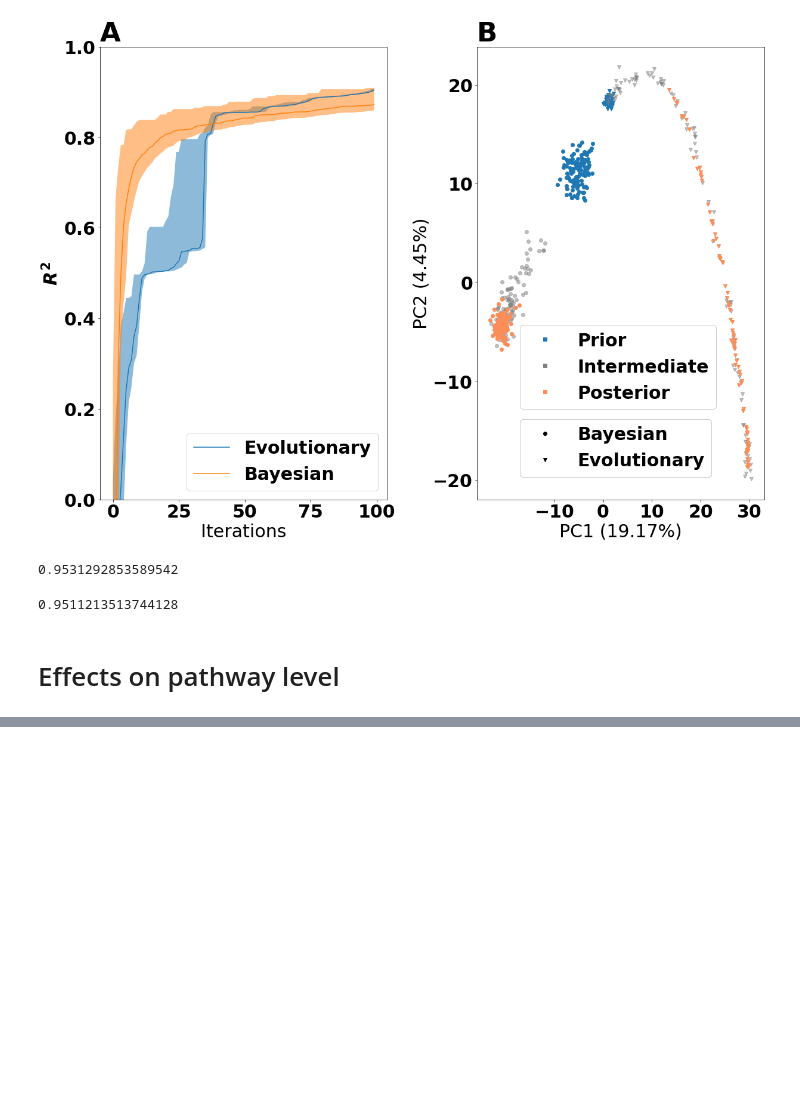
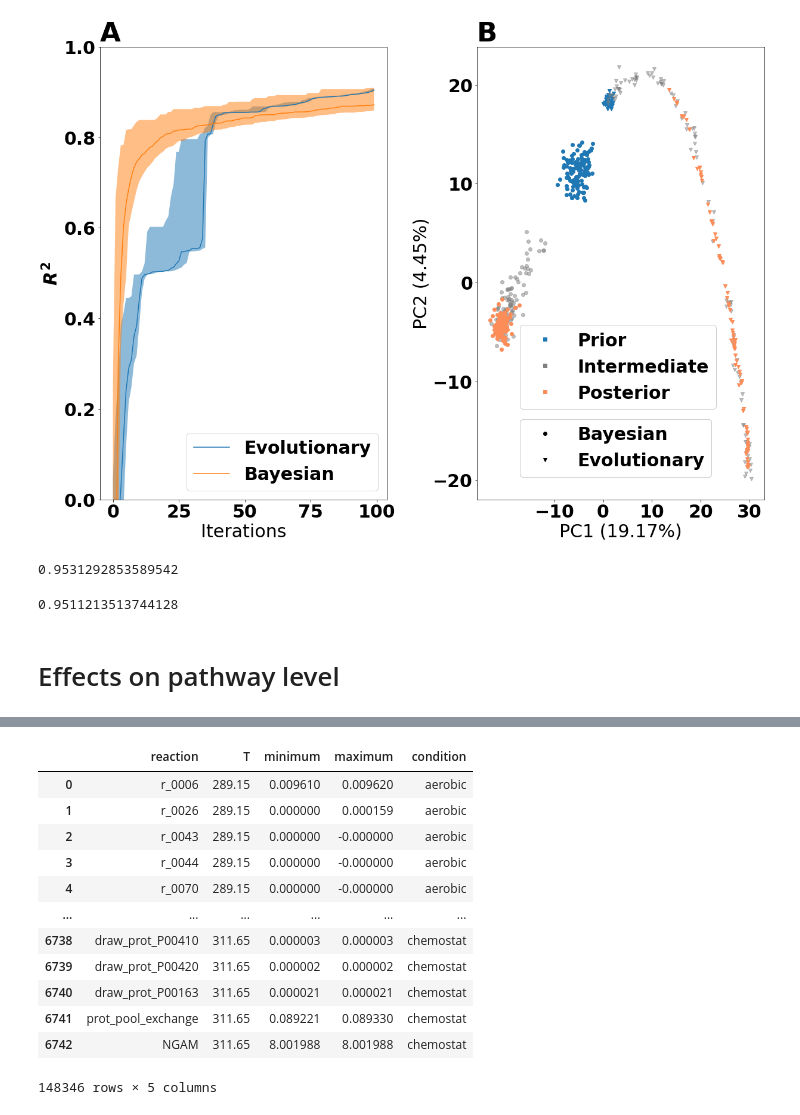
Before and after one commit to vetleser/BayesianGEM, a Jupyter notebook: code/visualization_for_manuscript.ipynb, the cells around one changed output, grey strips where cells are left out. Saved outputs shown, nothing was run; the diff lists cells and outputs as text; code cells hidden in the pictures; blank space fills up the shorter version.

```diff
--- a/code/visualization_for_manuscript.ipynb
+++ b/code/visualization_for_manuscript.ipynb
@@ -908,3 +908,5 @@ np.median(-np.sort(evolution_model.all_distances)[0:99])
 0.9511213513744128
 # %% [markdown]
 # Effects on pathway level
+# %%
+fva_results = load_pickle("../results/permuted_smcabc_res/fva_at_three_conditions.pkl")
@@ -910,0 +929,16 @@ np.median(-np.sort(evolution_model.all_distances)[0:99])
+# %%
+fva_results.fva_res[0]
+# %% [output]
+|  | reaction | T | minimum | maximum | condition |
+| 0 | r_0006 | 289.15 | 0.009610 | 0.009620 | aerobic |
+| 1 | r_0026 | 289.15 | 0.000000 | 0.000159 | aerobic |
+| 2 | r_0043 | 289.15 | 0.000000 | -0.000000 | aerobic |
+| 3 | r_0044 | 289.15 | 0.000000 | -0.000000 | aerobic |
+| 4 | r_0070 | 289.15 | 0.000000 | -0.000000 | aerobic |
+| ... | ... | ... | ... | ... | ... |
+| 6738 | draw_prot_P00410 | 311.65 | 0.000003 | 0.000003 | chemostat |
+| 6739 | draw_prot_P00420 | 311.65 | 0.000002 | 0.000002 | chemostat |
+| 6740 | draw_prot_P00163 | 311.65 | 0.000021 | 0.000021 | chemostat |
+| 6741 | prot_pool_exchange | 311.65 | 0.089221 | 0.089330 | chemostat |
+| 6742 | NGAM | 311.65 | 8.001988 | 8.001988 | chemostat |
+148346 rows × 5 columns
```
Also changed, not shown: parts of 33 cells of this notebook.
